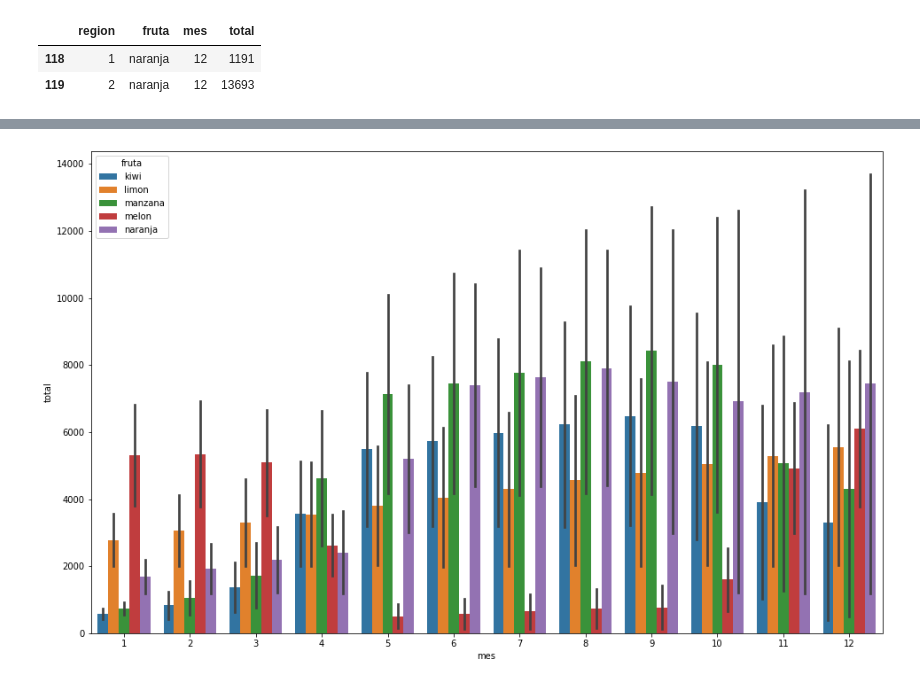
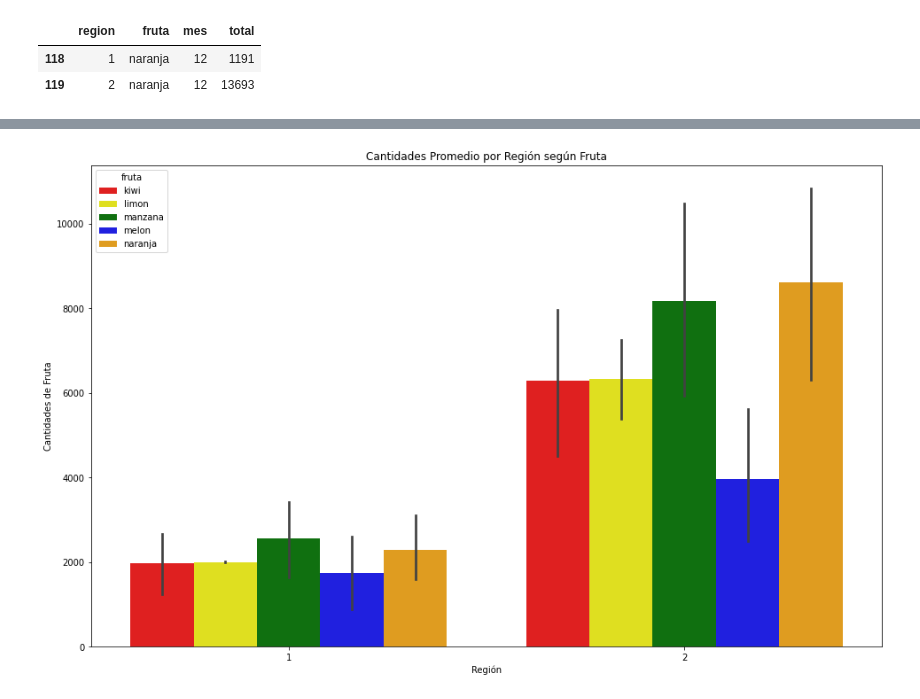
Before and after one commit to Benjaminsantander/datos_masivos, a Jupyter notebook: Tarea 1/Graficas.ipynb, the cells around one changed output, grey strips where cells are left out. Drawn from its saved outputs; the diff is of its cells as text; code cells hidden in the pictures.

```diff
--- a/Tarea 1/Graficas.ipynb
+++ b/Tarea 1/Graficas.ipynb
@@ -16,0 +21,8 @@ cantidades_mes[(cantidades_mes["fruta"] == "naranja") & (cantidades_mes["mes"] =
+# %%
+colores_frutas = {
+    "manzana": "green",
+    "limon": "yellow",
+    "naranja": "orange",
+    "melon": "blue",
+    "kiwi": "red"
+}
@@ -17,13 +84,18 @@ cantidades_mes[(cantidades_mes["fruta"] == "naranja") & (cantidades_mes["mes"] =
 # %%
 
 fig, ax = plt.subplots(figsize=(16, 10))
 
 g = sns.barplot(
     data=cantidades_mes,
-    x="mes", y="total", hue="fruta",
-    ax = ax
+    x="region", y="total", hue="fruta",
+    ax = ax, palette=colores_frutas
 )
 
+plt.title("Cantidades Promedio por Región según Fruta")
+plt.ylabel("Cantidades de Fruta")
+plt.xlabel("Región")
+
+
 plt.show()
 # %% [output]
-[figure, old version]
+[figure, new version]
```
Also changed, not shown: parts of 24 cells of this notebook.
